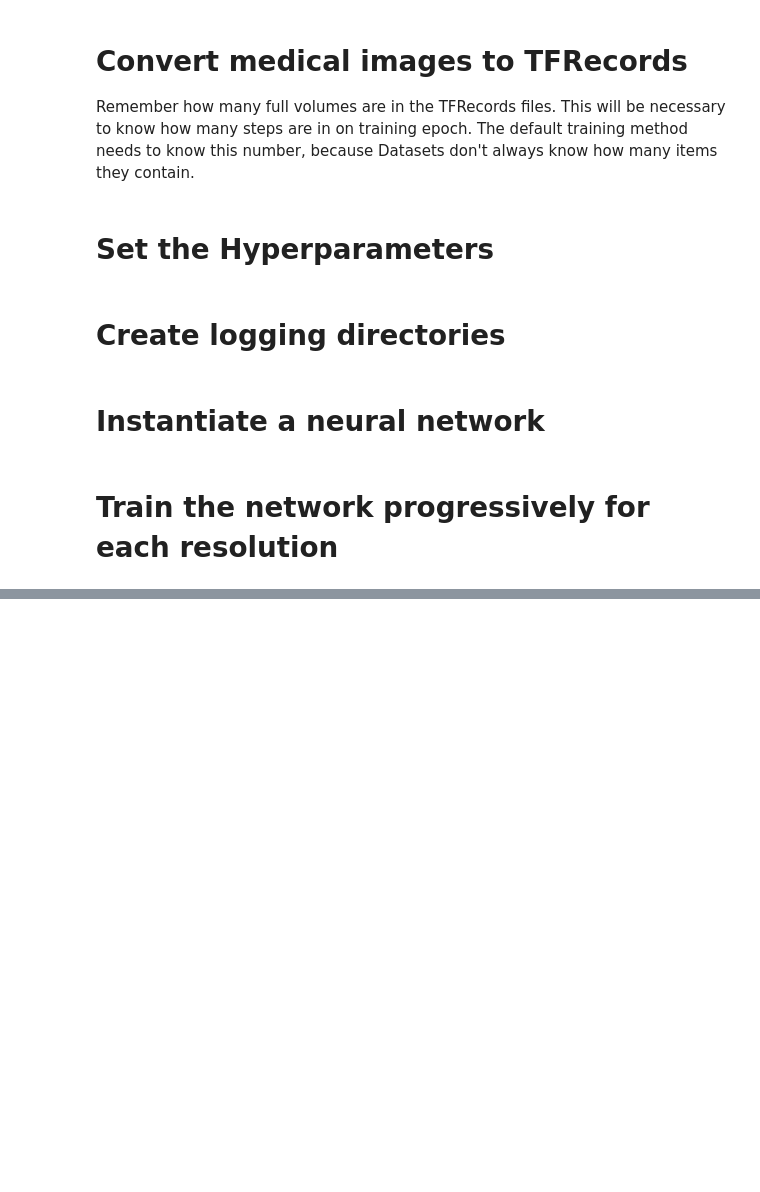
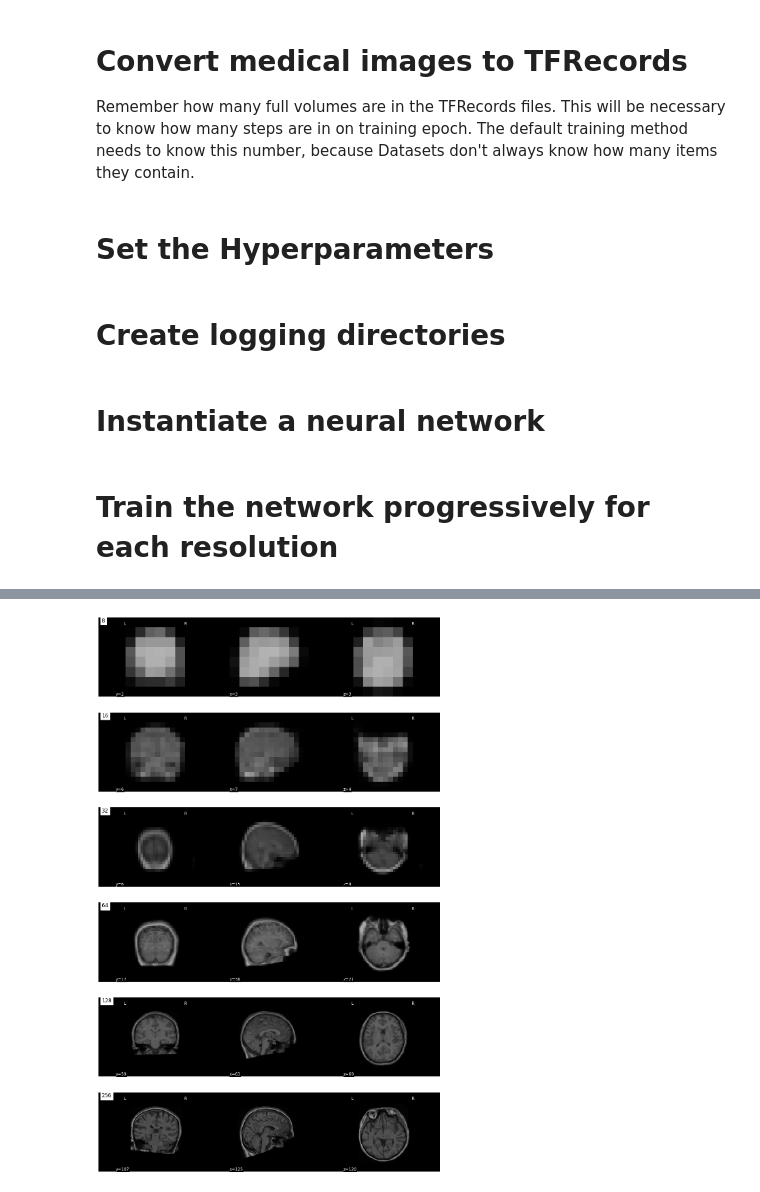
Before and after one commit to neuronets/nobrainer, a Jupyter notebook: guide/train_generation_progressive.ipynb, the cells around one changed output, grey strips where cells are left out. Drawn from its saved outputs; the diff is of its cells as text; code cells hidden in the pictures; blank space fills up the shorter version.

```diff
--- a/guide/train_generation_progressive.ipynb
+++ b/guide/train_generation_progressive.ipynb
@@ -65,7 +65,7 @@ lr = 1e-4
 # %%
 from pathlib import Path
 
-save_dir = 'temp'
+save_dir = 'pgan'
 
 save_dir = Path(save_dir)
 generated_dir = save_dir.joinpath('generated')
@@ -96,7 +96,7 @@ for resolution in resolutions:
         volume_shape=(resolution, resolution, resolution),
         n_classes=1, # dummy labels as this is unsupervised training
         scalar_label=True,
-        standardize=False
+        normalizer=None
     )
 
     # grow the networks by one (2^x) resolution
@@ -141,5 +141,5 @@ for resolution in resolutions:
         callbacks=[model_checkpoint_callback])
 
     # save the final weights
-    generator.save(str(model_dir.joinpath('generator_final_res_{}'.format(resolution))))
+    generator.save(str(model_dir.joinpath('generator_res_{}'.format(resolution))))
 # %%
@@ -146,0 +184,28 @@ progressive_gan_trainer.summary()
+# %%
+import numpy as np
+import matplotlib.pyplot as plt
+from nilearn import plotting
+import nibabel as nib
+
+model_dir = Path("trained-models/neuronets/braingen/0.1.0")
+latents = tf.random.normal((1, 1024))
+model_paths = model_dir.glob("generator_res*")
+fig, ax = plt.subplots(6, 1, figsize=(18, 30))
+index = 0
+
+"""
+Since each generator continues training, the same latent will give rise to
+different fake brains for each generator.
+"""
+for model_path in sorted(model_paths, key=lambda x: int(x.name.split("_")[-1])):
+    generator = tf.saved_model.load(str(model_path))
+    generate = generator.signatures["serving_default"]
+    img = generate(latents)["generated"]
+    img = np.squeeze(img)
+    img = nib.Nifti1Image(img.astype(np.uint8), np.eye(4))
+    plotting.plot_anat(anat_img=img, figure=fig, axes=ax[index],
+                       draw_cross=False,
+                       title=model_path.name.split("_")[-1])
+    index += 1
+# %% [output]
+[figure, added]
```
Also changed, not shown: parts of 7 cells of this notebook.
